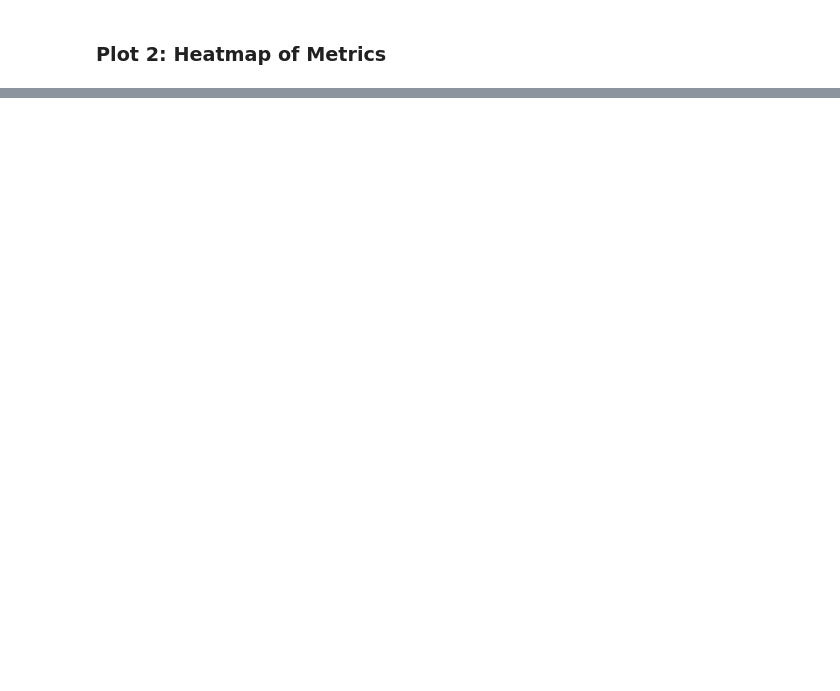
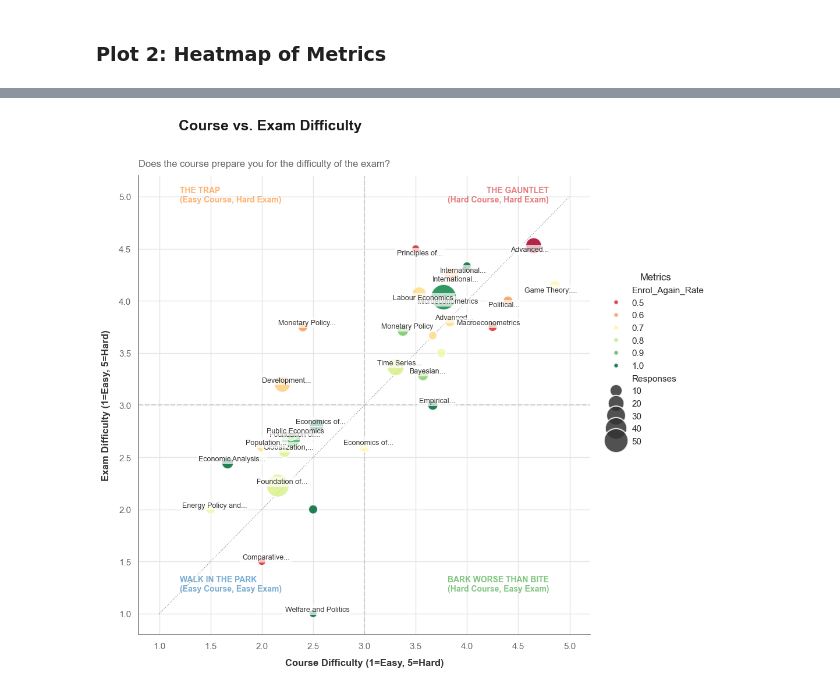
Before and after one commit to stfgrz/ess-electives_report, a Jupyter notebook: report.ipynb, the cells around one changed output, grey strips where cells are left out. Saved outputs shown, nothing was run; the diff lists cells and outputs as text; code cells hidden in the pictures; blank space fills up the shorter version.

```diff
--- a/report.ipynb
+++ b/report.ipynb
@@ -258,0 +704,84 @@ Saved plot to: output/heatmap_metrics.png
+# %%
+# Calculate distance
+summary['dist_diff_mismatch'] = np.sqrt((summary['Avg_Course_Difficulty'] - 3)**2 + (summary['Avg_Exam_Difficulty'] - 3)**2)
+
+fig, ax = plt.subplots(figsize=(12, 10))
+ax.set_facecolor('white')
+
+# Quadrant Lines
+ax.axhline(3, color='#cfcfcf', linestyle='--', linewidth=1.5, zorder=1)
+ax.axvline(3, color='#cfcfcf', linestyle='--', linewidth=1.5, zorder=1)
+# Add diagonal line (y=x) to show perfect match
+ax.plot([1, 5], [1, 5], ls=':', c='#999999', lw=1, zorder=1)
+
+# Scatterplot
+sns.scatterplot(
+    data=summary,
+    x='Avg_Course_Difficulty',
+    y='Avg_Exam_Difficulty',
+    size='Responses',
+    hue='Enrol_Again_Rate',
+    sizes=(100, 1000),
+    palette='RdYlGn',
+    alpha=0.85,
+    edgecolor='white',
+    linewidth=1.5,
+    ax=ax,
+    zorder=2
+)
+
+# Formatting
+ax.spines['top'].set_visible(False)
+ax.spines['right'].set_visible(False)
+ax.spines['left'].set_color('#888888')
+ax.spines['bottom'].set_color('#888888')
+ax.tick_params(axis='both', colors='#666666', labelsize=11)
+ax.grid(True, which='major', color='#e5e5e5', linestyle='-', zorder=0)
+
+# Labels
+ax.set_xlabel('Course Difficulty (1=Easy, 5=Hard)', fontsize=12, fontweight='bold', labelpad=10, color='#333333')
+ax.set_ylabel('Exam Difficulty (1=Easy, 5=Hard)', fontsize=12, fontweight='bold', labelpad=10, color='#333333')
+ax.set_xlim(0.8, 5.2)
+ax.set_ylim(0.8, 5.2)
+
+# Smart Annotations
+interesting_points = summary[
+    (summary['Responses'] >= 5) | (summary['dist_diff_mismatch'] > 1.2)
+].sort_values('Responses', ascending=False)
+
+for i, row in interesting_points.iterrows():
+    label = textwrap.shorten(row['Course'], width=20, placeholder="...")
+    x_offset = 0.08 if row['Avg_Course_Difficulty'] < 4 else -0.08
+    y_offset = 0.08 if row['Avg_Exam_Difficulty'] < 4 else -0.08
+
+    ax.text(
+        row['Avg_Course_Difficulty'] + (x_offset/2),
+        row['Avg_Exam_Difficulty'] + (y_offset/2),
+        label,
+        fontsize=9, color='#333333', weight='medium',
+        bbox=dict(facecolor='white', alpha=0.7, edgecolor='none', pad=2),
+        ha='center', va='center', zorder=3
+    )
+
+# Quadrant Titles
+ax.text(4.8, 5.1, "THE GAUNTLET\n(Hard Course, Hard Exam)",
+        ha='right', va='top', fontsize=10, color='#d62728', fontweight='bold', alpha=0.6)
+ax.text(4.8, 1.2, "BARK WORSE THAN BITE\n(Hard Course, Easy Exam)",
+        ha='right', va='bottom', fontsize=10, color='#2ca02c', fontweight='bold', alpha=0.6)
+ax.text(1.2, 1.2, "WALK IN THE PARK\n(Easy Course, Easy Exam)",
+        ha='left', va='bottom', fontsize=10, color='#1f77b4', fontweight='bold', alpha=0.6)
+ax.text(1.2, 5.1, "THE TRAP\n(Easy Course, Hard Exam)",
+        ha='left', va='top', fontsize=10, color='#ff7f0e', fontweight='bold', alpha=0.6)
+
+# Titles
+plt.suptitle('Course vs. Exam Difficulty',
+             x=0.125, y=0.96, ha='left', fontsize=18, fontweight='bold', color='#1a1a1a')
+plt.title('Does the course prepare you for the difficulty of the exam?',
+          x=0.0, y=1.01, ha='left', fontsize=12, color='#666666')
+plt.legend(bbox_to_anchor=(1.02, 0.6), loc='center left', frameon=False, title="Metrics")
+
+plt.tight_layout(rect=[0, 0, 0.9, 0.95])
+plt.savefig(os.path.join(OUTPUT_DIR, 'course_vs_exam_difficulty.png'), dpi=300)
+plt.show()
+# %% [output]
+[figure, added]
```
Also changed, not shown: parts of 16 cells of this notebook, 5 other files.
